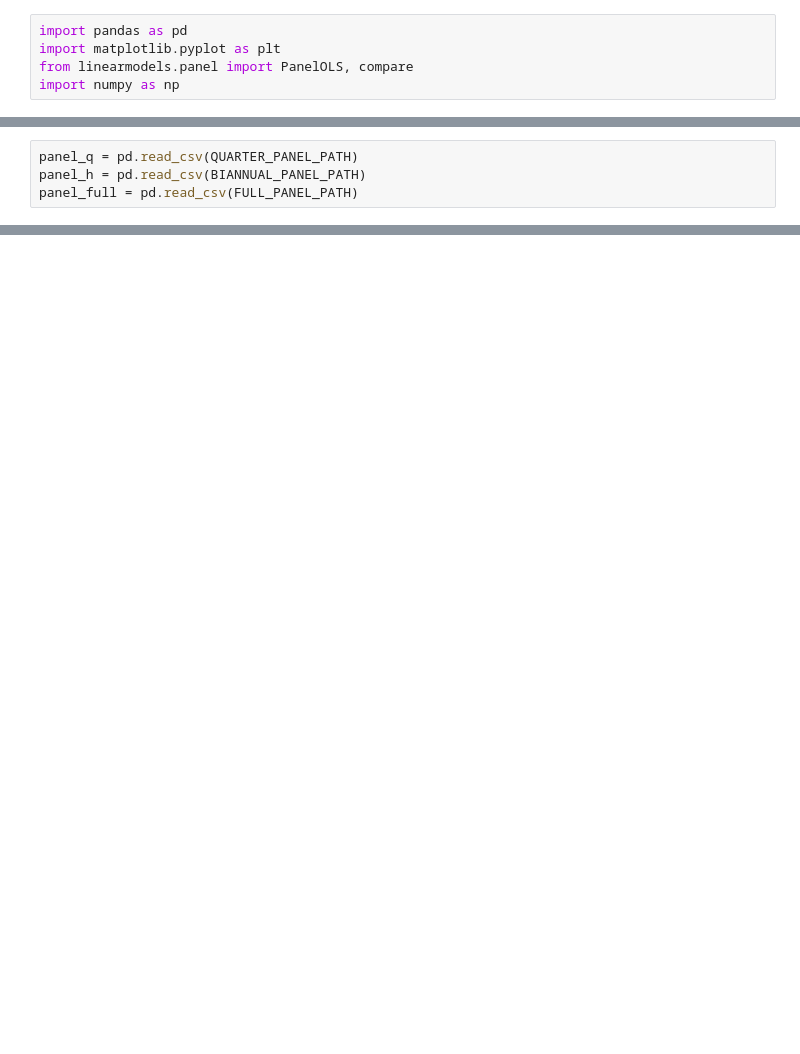
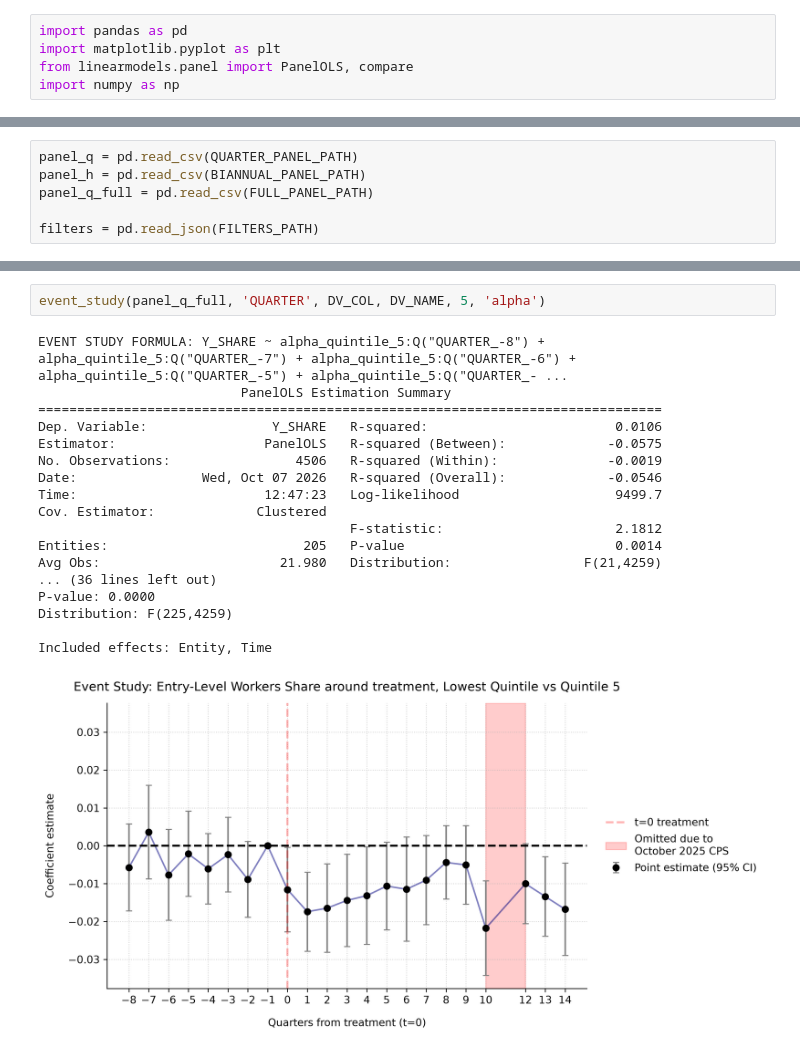
Before and after one commit to eamin-a/ai-exposure-labor-impacts-thesis, a Jupyter notebook: src/pre_trends.ipynb, the cells around one changed output, grey strips where cells are left out. Drawn from its saved outputs; the diff is of its cells as text; blank space fills up the shorter version.

```diff
--- a/src/pre_trends.ipynb
+++ b/src/pre_trends.ipynb
@@ -24,4 +25,6 @@ DV_NAME = 'Entry-Level Workers Share'
 # %%
 panel_q = pd.read_csv(QUARTER_PANEL_PATH)
 panel_h = pd.read_csv(BIANNUAL_PANEL_PATH)
-panel_full = pd.read_csv(FULL_PANEL_PATH)
+panel_q_full = pd.read_csv(FULL_PANEL_PATH)
+
+filters = pd.read_json(FILTERS_PATH)
@@ -135,0 +180,21 @@ EVENT STUDY FORMULA: Y_SHARE ~ beta_quintile_5:Q("QUARTER_-4") + beta_quintile_5
+# %%
+event_study(panel_q_full, 'QUARTER', DV_COL, DV_NAME, 5, 'alpha')
+# %% [output]
+EVENT STUDY FORMULA: Y_SHARE ~ alpha_quintile_5:Q("QUARTER_-8") + alpha_quintile_5:Q("QUARTER_-7") + alpha_quintile_5:Q("QUARTER_-6") + alpha_quintile_5:Q("QUARTER_-5") + alpha_quintile_5:Q("QUARTER_- ...
+                          PanelOLS Estimation Summary
+================================================================================
+Dep. Variable:                Y_SHARE   R-squared:                        0.0106
+Estimator:                   PanelOLS   R-squared (Between):             -0.0575
+No. Observations:                4506   R-squared (Within):              -0.0019
+Date:                Wed, Oct 07 2026   R-squared (Overall):             -0.0546
+Time:                        12:47:23   Log-likelihood                    9499.7
+Cov. Estimator:             Clustered
+                                        F-statistic:                      2.1812
+Entities:                         205   P-value                           0.0014
+Avg Obs:                       21.980   Distribution:                 F(21,4259)
+... (36 lines left out)
+P-value: 0.0000
+Distribution: F(225,4259)
+
+Included effects: Entity, Time
+[figure, added]
```
Also changed, not shown: parts of 10 cells of this notebook, 14 other files.
